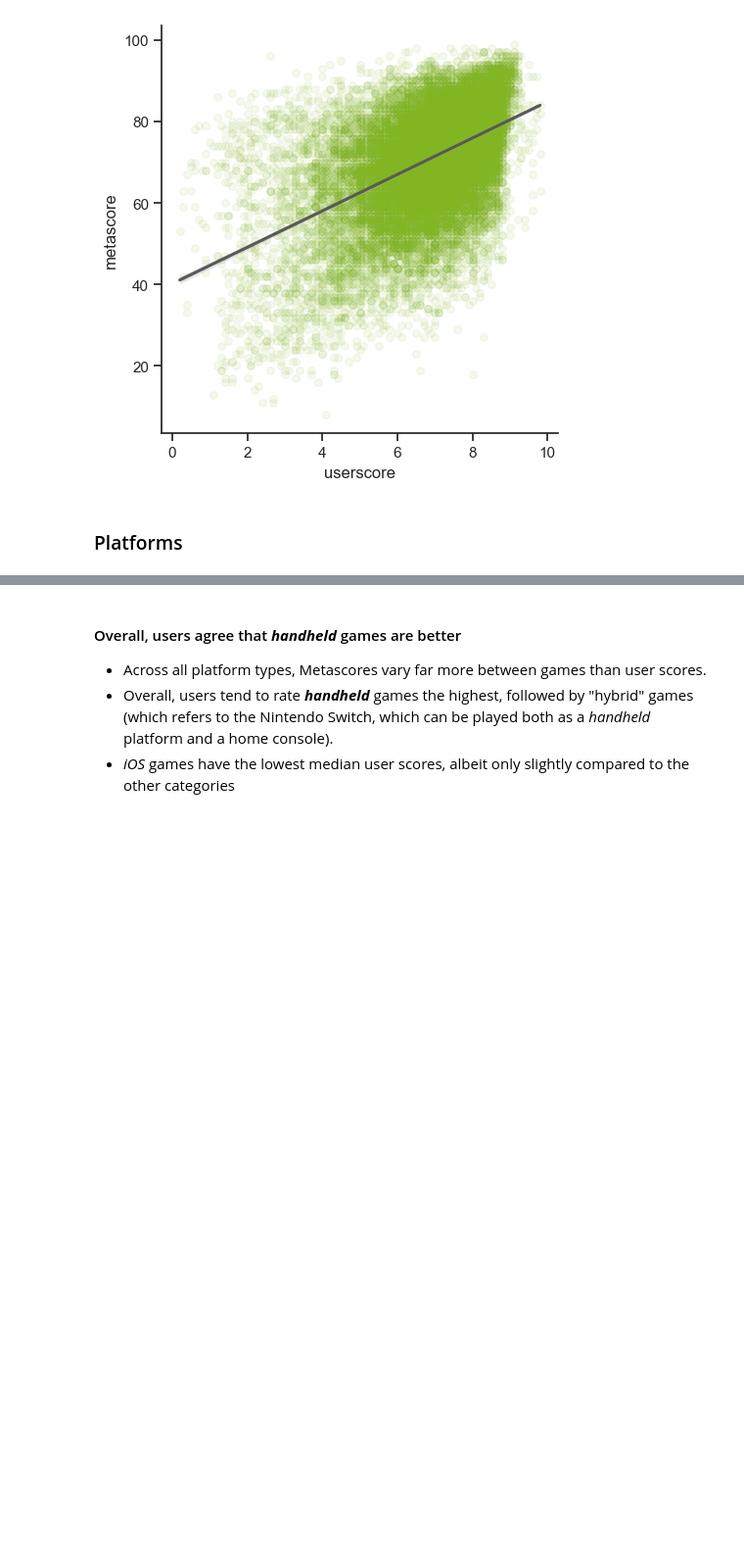
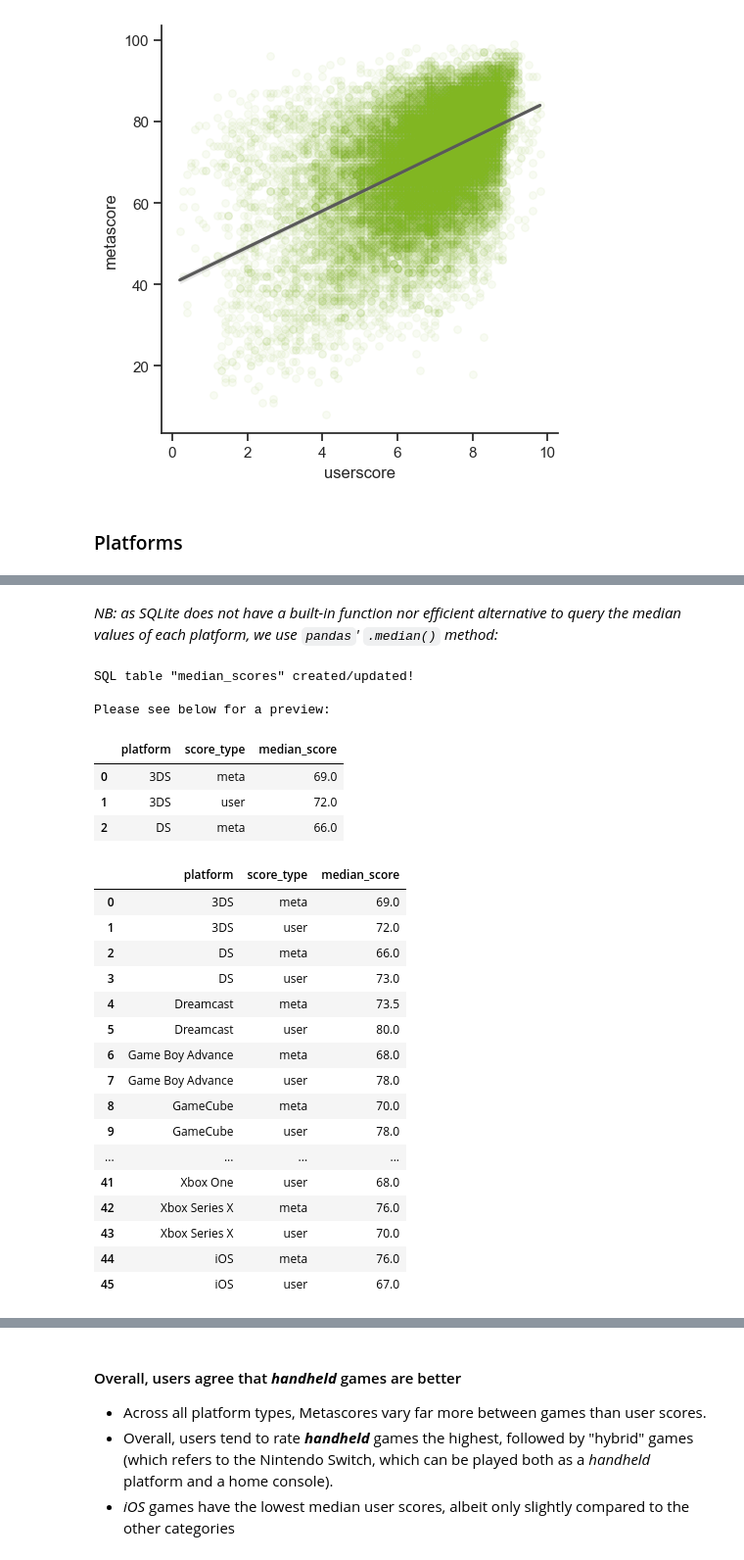
Before and after one commit to henrylin03/video-games, a Jupyter notebook: analysis.ipynb, the cells around one changed output, grey strips where cells are left out. Shown at 98% size. Saved outputs shown, nothing was run; the diff lists cells and outputs as text; code cells hidden in the pictures; blank space fills up the shorter version.

```diff
--- a/analysis.ipynb
+++ b/analysis.ipynb
@@ -304,0 +280,42 @@ boxplot_game_reviews()
+# %% [markdown]
+
+_NB: as SQLite does not have a built-in function nor efficient alternative to query the median values of each platform, we use `pandas`' `.median()` method:_
+# %%
+def find_median_scores(input_sql_table: str) -> pd.DataFrame:
+    scores_stacked_by_type_df = melt_table_by_score_type(input_sql_table)
+    res_df = (
+        scores_stacked_by_type_df.groupby(["platform", "score_type"])
+        .score.median()
+        .reset_index()
+        .rename(columns={"score": "median_score"})
+    )
+    df_to_sql_table(dataframe=res_df, sql_table_name="median_scores")
+    return res_df
+
+
+find_median_scores("games")
+# %% [output]
+SQL table "median_scores" created/updated!
+
+Please see below for a preview:
+|  | platform | score_type | median_score |
+| 0 | 3DS | meta | 69.0 |
+| 1 | 3DS | user | 72.0 |
+| 2 | DS | meta | 66.0 |
+|  | platform | score_type | median_score |
+| 0 | 3DS | meta | 69.0 |
+| 1 | 3DS | user | 72.0 |
+| 2 | DS | meta | 66.0 |
+| 3 | DS | user | 73.0 |
+| 4 | Dreamcast | meta | 73.5 |
+| 5 | Dreamcast | user | 80.0 |
+| 6 | Game Boy Advance | meta | 68.0 |
+| 7 | Game Boy Advance | user | 78.0 |
+| 8 | GameCube | meta | 70.0 |
+| 9 | GameCube | user | 78.0 |
+| ... | ... | ... | ... |
+| 41 | Xbox One | user | 68.0 |
+| 42 | Xbox Series X | meta | 76.0 |
+| 43 | Xbox Series X | user | 70.0 |
+| 44 | iOS | meta | 76.0 |
+| 45 | iOS | user | 67.0 |
```
Also changed, not shown: parts of 8 cells of this notebook.
